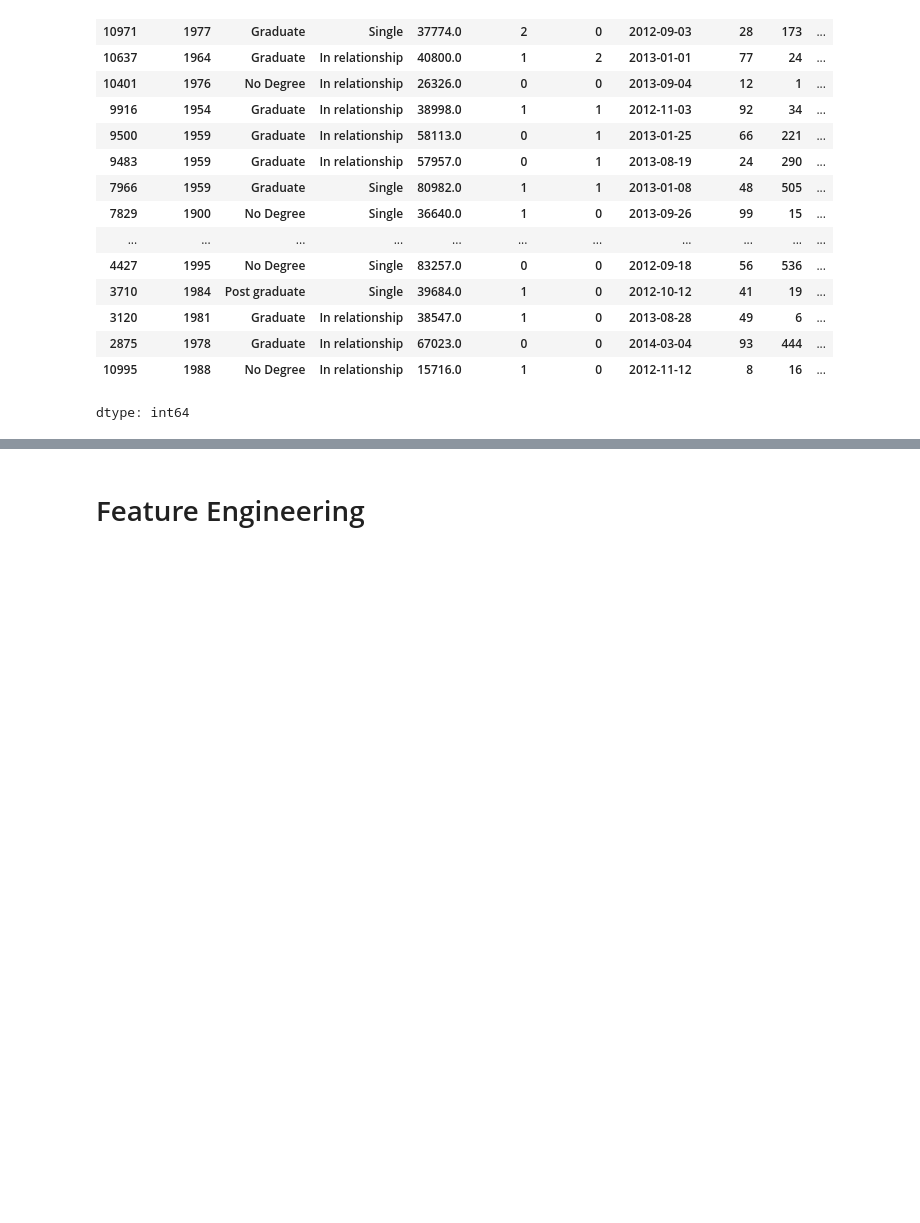
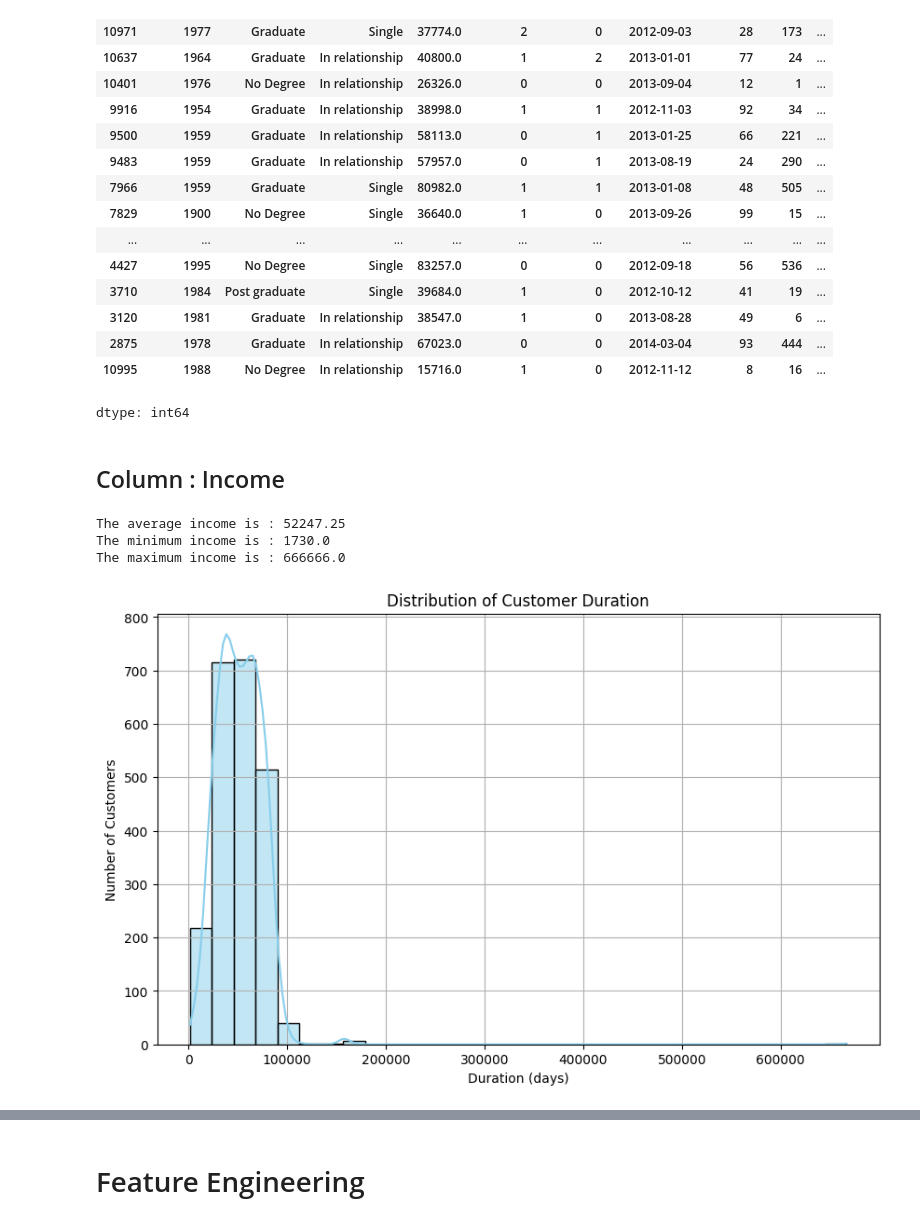
Before and after one commit to AurelienGgt/Customer-Personality-Analysis, a Jupyter notebook: Analyse.ipynb, the cells around one changed output, grey strips where cells are left out. Drawn from its saved outputs; the diff is of its cells as text; code cells hidden in the pictures; blank space fills up the shorter version.

Commit message:
Added column

```diff
--- a/Analyse.ipynb
+++ b/Analyse.ipynb
@@ -538,3 +538,23 @@ unhappy_user
 | 2875 | 1978 | Graduate | In relationship | 67023.0 | 0 | 0 | 2014-03-04 | 93 | 444 | ... |
 | 10995 | 1988 | No Degree | In relationship | 15716.0 | 1 | 0 | 2012-11-12 | 8 | 16 | ... |
 dtype: int64
+# %% [markdown]
+## Column : Income
+# %%
+print(f"The average income is : {round(df['Income'].mean(),2)}")
+print(f"The minimum income is : {round(df['Income'].min(),2)}")
+print(f"The maximum income is : {round(df['Income'].max(),2)}")
+# %% [output]
+The average income is : 52247.25
+The minimum income is : 1730.0
+The maximum income is : 666666.0
+# %%
+plt.figure(figsize=(10, 6))
+sns.histplot(df['Income'], kde=True, bins=30, color='skyblue')
+plt.title('Distribution of Customer Duration')
+plt.xlabel('Duration (days)')
+plt.ylabel('Number of Customers')
+plt.grid(True)
+plt.show()
+# %% [output]
+[figure, added]
```
Also changed, not shown: parts of 12 cells of this notebook.
